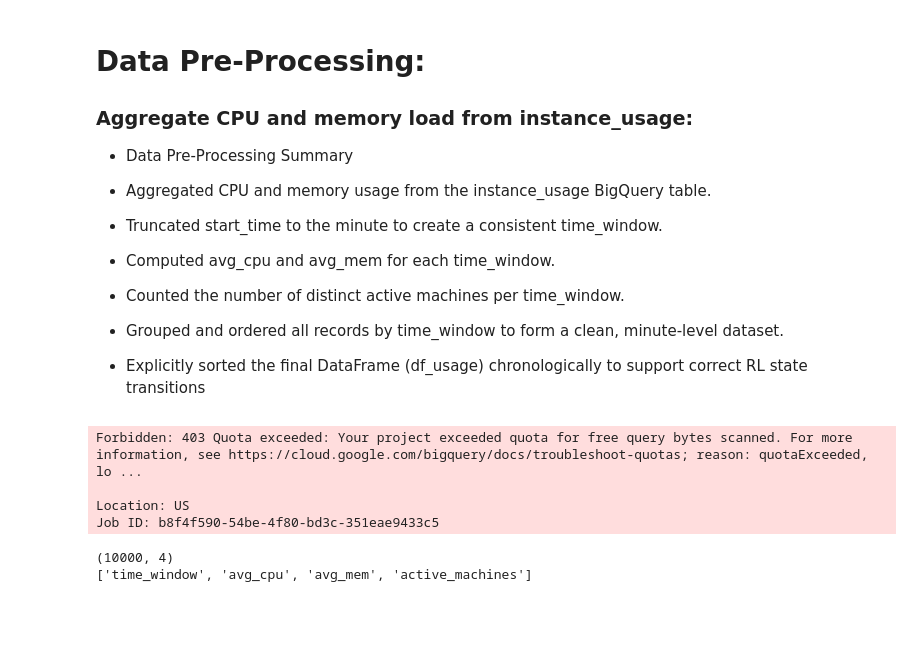
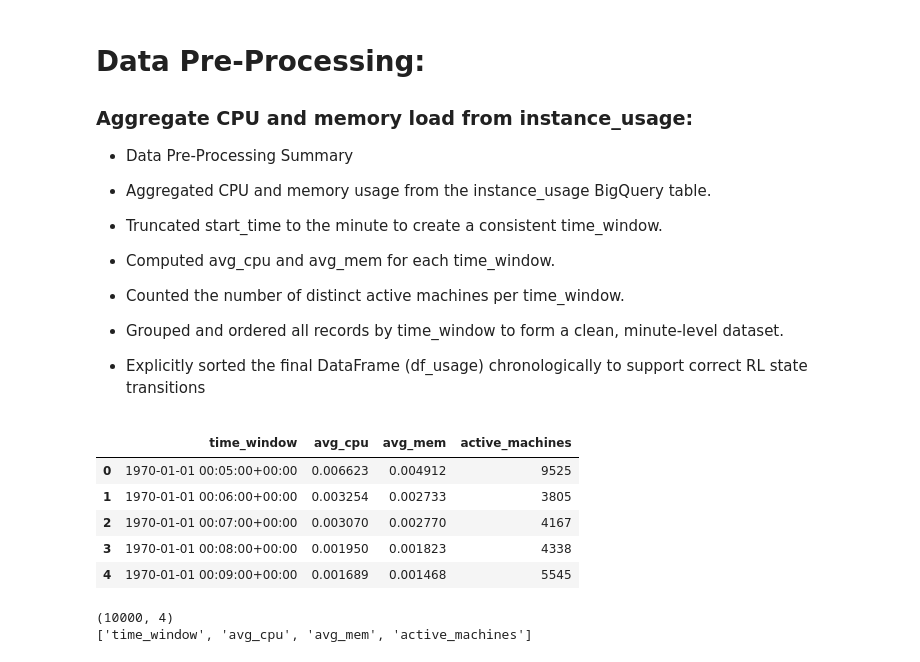
Before and after one commit to rah-ds/Cloud-Autoscaling-using-RL, a Jupyter notebook: notebooks/Data_Preparation.ipynb, the cells around one changed output. Cells and saved outputs as stored; diff of their text form; code cells hidden in the pictures; blank space fills up the shorter version.

```diff
--- a/notebooks/Data_Preparation.ipynb
+++ b/notebooks/Data_Preparation.ipynb
@@ -75,38 +73,40 @@ auth.authenticate_user()
 # Import the BigQuery client library.
 from google.cloud import bigquery
 # Initialize a BigQuery client with your project ID.
 client = bigquery.Client(project="rl-semester-project")
 
-records_limit = 100  # Define the number of records to download, further reduced due to persistent quota issue
+records_limit = 10000  # Define the number of records to download, further reduced due to persistent quota issue
 
 # SQL query to aggregate CPU and memory usage from the 'instance_usage' table
 sql = f"""
 SELECT
   # Truncate the start time to the minute to create time windows
   TIMESTAMP_TRUNC(TIMESTAMP_MICROS(start_time), MINUTE) AS time_window,
   # Calculate the average CPU usage for each time window
   AVG(average_usage.cpus) AS avg_cpu,
   # Calculate the average memory usage for each time window
   AVG(average_usage.memory) AS avg_mem,
   # Count the number of distinct machines active in each time window
   COUNT(DISTINCT machine_id) AS active_machines
 FROM `google.com:google-cluster-data.clusterdata_2019_a.instance_usage`
 # Group the results by the time window
 GROUP BY time_window
 # Order the results by the time window
 ORDER BY time_window
 # Limit the results to the specified number of rows
 LIMIT {records_limit}
 """
 # Execute the BigQuery query and load the results into a pandas DataFrame
 df_usage = client.query(sql).to_dataframe()
 # Display the first few rows of the DataFrame
 df_usage.head()
 # %% [output]
-Forbidden: 403 Quota exceeded: Your project exceeded quota for free query bytes scanned. For more information, see https://cloud.google.com/bigquery/docs/troubleshoot-quotas; reason: quotaExceeded, lo ...
-
-Location: US
-Job ID: b8f4f590-54be-4f80-bd3c-351eae9433c5
+|  | time_window | avg_cpu | avg_mem | active_machines |
+| 0 | 1970-01-01 00:05:00+00:00 | 0.006623 | 0.004912 | 9525 |
+| 1 | 1970-01-01 00:06:00+00:00 | 0.003254 | 0.002733 | 3805 |
+| 2 | 1970-01-01 00:07:00+00:00 | 0.003070 | 0.002770 | 4167 |
+| 3 | 1970-01-01 00:08:00+00:00 | 0.001950 | 0.001823 | 4338 |
+| 4 | 1970-01-01 00:09:00+00:00 | 0.001689 | 0.001468 | 5545 |
 # %%
 # Inspect the shape of the DataFrame (number of rows and columns)
 print(df_usage.shape)
```
Also changed, not shown: parts of 1 cell of this notebook.
